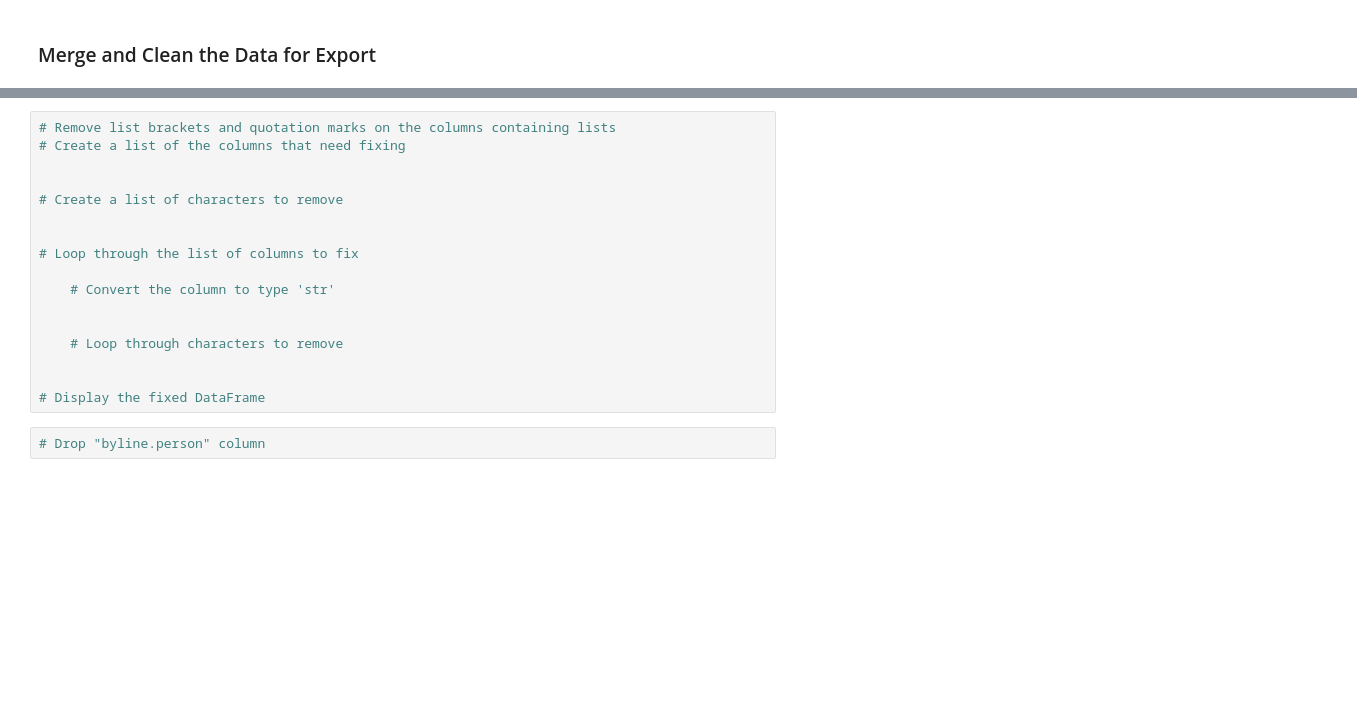
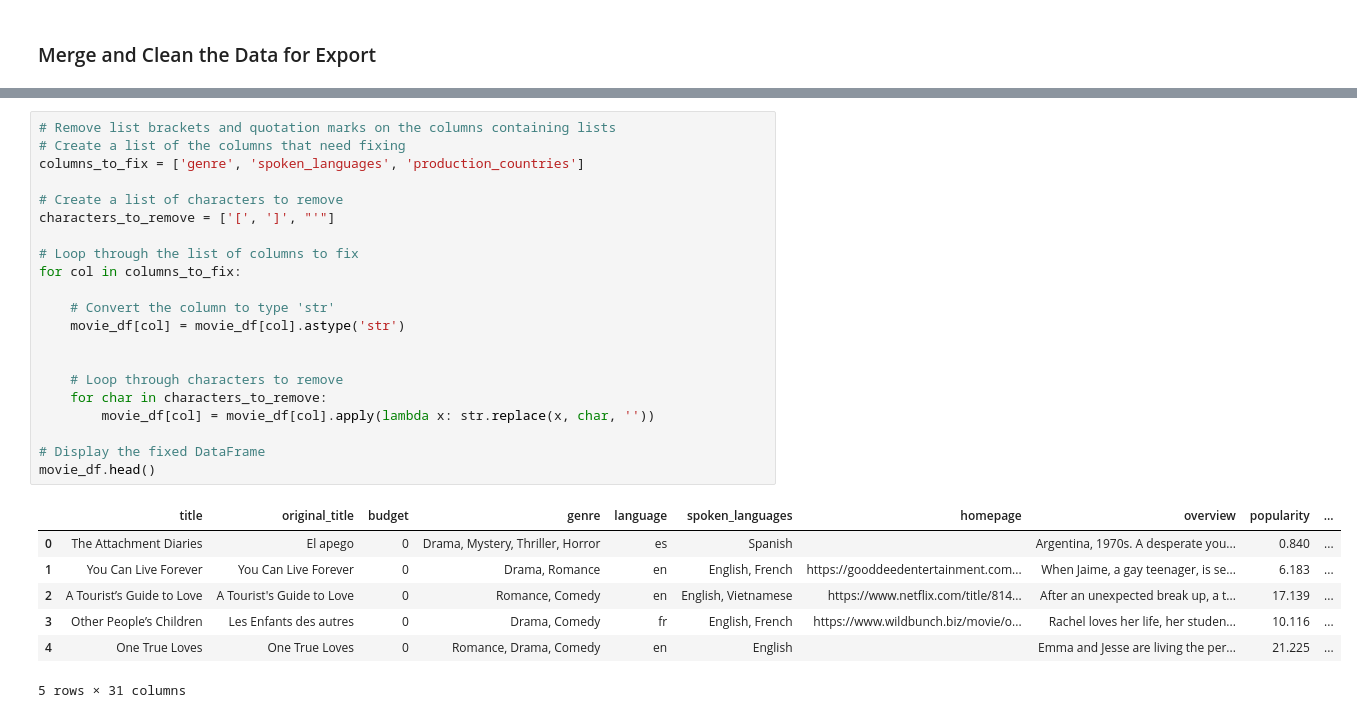
Before and after one commit to TurtleBeatsHare/data-sourcing-challenge, a Jupyter notebook: retrieve_movie_data.ipynb, the cells around one changed output, grey strips where cells are left out. Cells and saved outputs as stored; diff of their text form; blank space fills up the shorter version.

```diff
--- a/retrieve_movie_data.ipynb
+++ b/retrieve_movie_data.ipynb
@@ -248,19 +346,29 @@ print(json.dumps(tmdb_movies_list[0:5], indent=4))
 # %%
 # Remove list brackets and quotation marks on the columns containing lists
 # Create a list of the columns that need fixing
-
+columns_to_fix = ['genre', 'spoken_languages', 'production_countries']
 
 # Create a list of characters to remove
-
+characters_to_remove = ['[', ']', "'"]
 
 # Loop through the list of columns to fix
+for col in columns_to_fix:
 
     # Convert the column to type 'str'
+    movie_df[col] = movie_df[col].astype('str')
 
 
     # Loop through characters to remove
-
+    for char in characters_to_remove:
+        movie_df[col] = movie_df[col].apply(lambda x: str.replace(x, char, ''))
 
 # Display the fixed DataFrame
+movie_df.head()
+# %% [output]
+|  | title | original_title | budget | genre | language | spoken_languages | homepage | overview | popularity | ... |
+| 0 | The Attachment Diaries | El apego | 0 | Drama, Mystery, Thriller, Horror | es | Spanish |  | Argentina, 1970s. A desperate you... | 0.840 | ... |
+| 1 | You Can Live Forever | You Can Live Forever | 0 | Drama, Romance | en | English, French | https://gooddeedentertainment.com... | When Jaime, a gay teenager, is se... | 6.183 | ... |
+| 2 | A Tourist’s Guide to Love | A Tourist's Guide to Love | 0 | Romance, Comedy | en | English, Vietnamese | https://www.netflix.com/title/814... | After an unexpected break up, a t... | 17.139 | ... |
+| 3 | Other People’s Children | Les Enfants des autres | 0 | Drama, Comedy | fr | English, French | https://www.wildbunch.biz/movie/o... | Rachel loves her life, her studen... | 10.116 | ... |
+| 4 | One True Loves | One True Loves | 0 | Romance, Drama, Comedy | en | English |  | Emma and Jesse are living the per... | 21.225 | ... |
+5 rows × 31 columns
-# %%
-# Drop "byline.person" column
```
Also changed, not shown: parts of 12 cells of this notebook, 2 other files.
